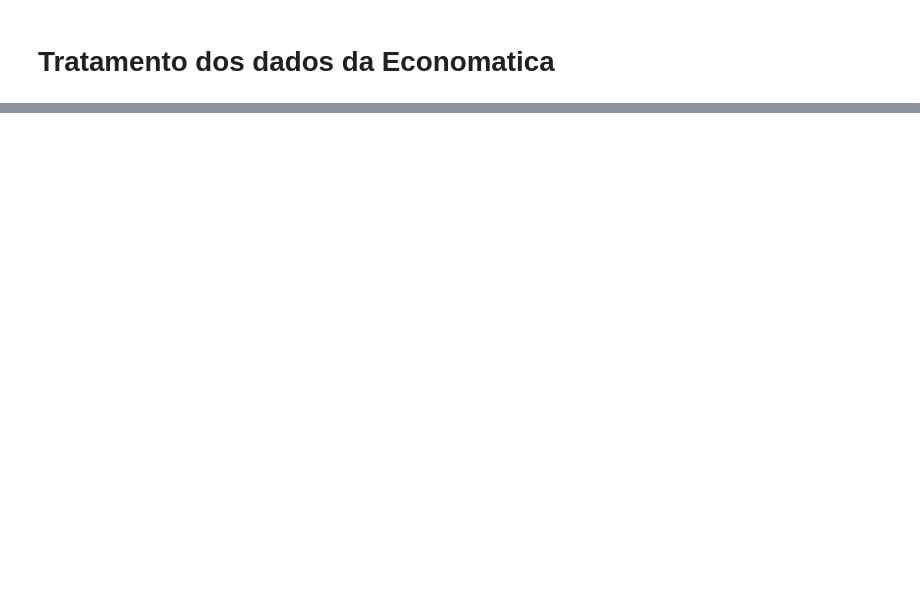
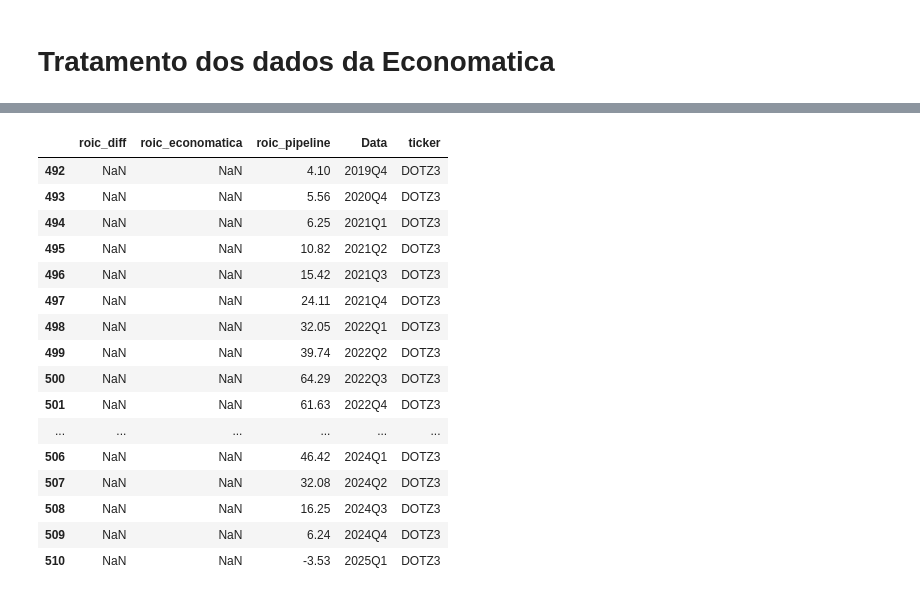
Before and after one commit to Strke12i/b3_indicators, a Jupyter notebook: data_analysis/indicadores_analise.ipynb, the cells around one changed output, grey strips where cells are left out. Saved outputs shown, nothing was run; the diff lists cells and outputs as text; code cells hidden in the pictures; blank space fills up the shorter version.

```diff
--- a/data_analysis/indicadores_analise.ipynb
+++ b/data_analysis/indicadores_analise.ipynb
@@ -56,11 +142,5 @@ df_banco['data_fim'] = df_banco['data_fim'].dt.to_period('Q')
 # %% [markdown]
 # Tratamento dos dados da Economatica
-# %%
-df_economatica = pd.read_csv('dados_economatica.csv')
-df_economatica['Ativo'] = df_economatica['Ativo'].str.replace('<XBSP>', '')
-s = df_economatica['Data']
-s_rearranged = s.str[2:] + 'Q' + s.str[0]
-df_economatica['Data'] = pd.PeriodIndex(s_rearranged, freq='Q')
 # %%
 def compara(ticker, colunas = []):
 
@@ -142,11 +194,12 @@ def get_sort_key(col_name):
 # %%
 def processa_dados():
     #empresas = ['PETR', 'WEGE', 'B3SA', 'TOTS', 'PATI', 'TTEN', 'ITSA', 'SMTO', 'CMIG']
-    empresas = ['PETR', 'WEGE', 'B3SA', 'TOTS']
+    #empresas = ['PETR', 'WEGE', 'B3SA', 'TOTS']
+    empresas = ids.keys()
     #periodos = ['2024Q4', '2024Q3', '2024Q1', '2018Q3', '2013Q3' ,'2011Q4']
     #metricas = ['ativo_total', 'receita_liquida', 'ebit']
-    metricas = ['roic', 'divida_liquida_ebitda', 'margem_ebit']
-    #metricas = ['roic', 'roe', 'margem_ebit', 'divida_liquida_ebitda', 'roa', 'margem_liquida']
+    #metricas = ['roic', 'divida_liquida_ebitda', 'margem_ebit']
+    metricas = ['roic', 'roe', 'margem_ebit', 'divida_liquida_ebitda', 'roa', 'margem_liquida']
 
     #periodos = [pd.Period(p, freq='Q') for p in periodos]
 
@@ -210,0 +304,20 @@ def diferenca(df):
+# %%
+df[df['ticker'] == 'DOTZ3'][['roic_diff', 'roic_economatica', 'roic_pipeline', 'Data', 'ticker']]
+# %% [output]
+|  | roic_diff | roic_economatica | roic_pipeline | Data | ticker |
+| 492 | NaN | NaN | 4.10 | 2019Q4 | DOTZ3 |
+| 493 | NaN | NaN | 5.56 | 2020Q4 | DOTZ3 |
+| 494 | NaN | NaN | 6.25 | 2021Q1 | DOTZ3 |
+| 495 | NaN | NaN | 10.82 | 2021Q2 | DOTZ3 |
+| 496 | NaN | NaN | 15.42 | 2021Q3 | DOTZ3 |
+| 497 | NaN | NaN | 24.11 | 2021Q4 | DOTZ3 |
+| 498 | NaN | NaN | 32.05 | 2022Q1 | DOTZ3 |
+| 499 | NaN | NaN | 39.74 | 2022Q2 | DOTZ3 |
+| 500 | NaN | NaN | 64.29 | 2022Q3 | DOTZ3 |
+| 501 | NaN | NaN | 61.63 | 2022Q4 | DOTZ3 |
+| ... | ... | ... | ... | ... | ... |
+| 506 | NaN | NaN | 46.42 | 2024Q1 | DOTZ3 |
+| 507 | NaN | NaN | 32.08 | 2024Q2 | DOTZ3 |
+| 508 | NaN | NaN | 16.25 | 2024Q3 | DOTZ3 |
+| 509 | NaN | NaN | 6.24 | 2024Q4 | DOTZ3 |
+| 510 | NaN | NaN | -3.53 | 2025Q1 | DOTZ3 |
```
Also changed, not shown: parts of 46 cells of this notebook, 16 other files.
